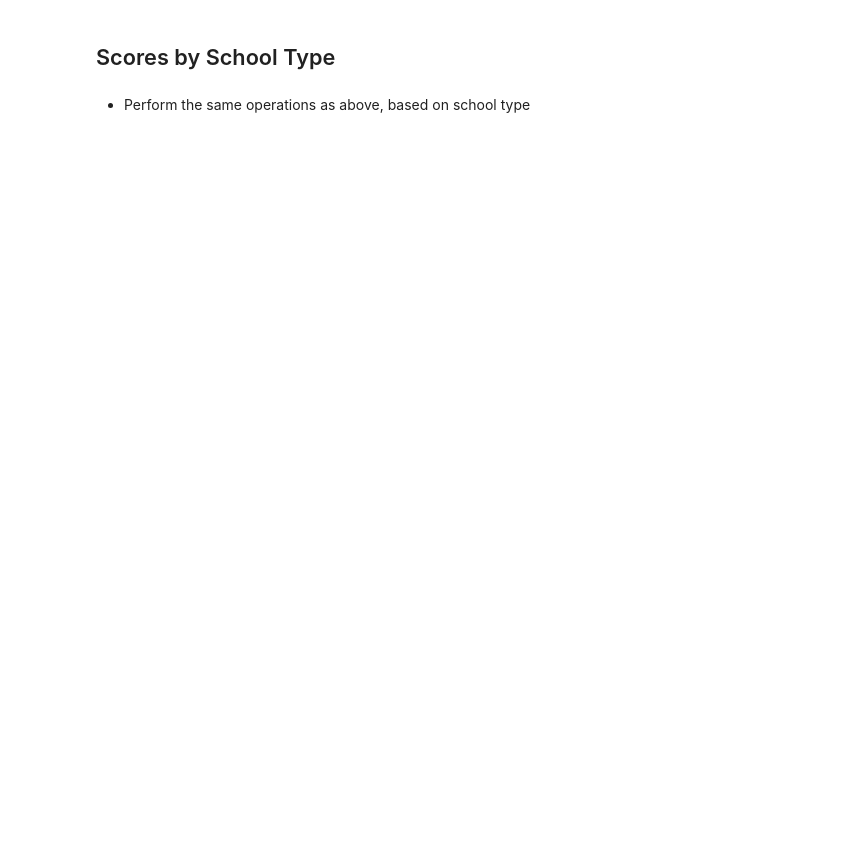
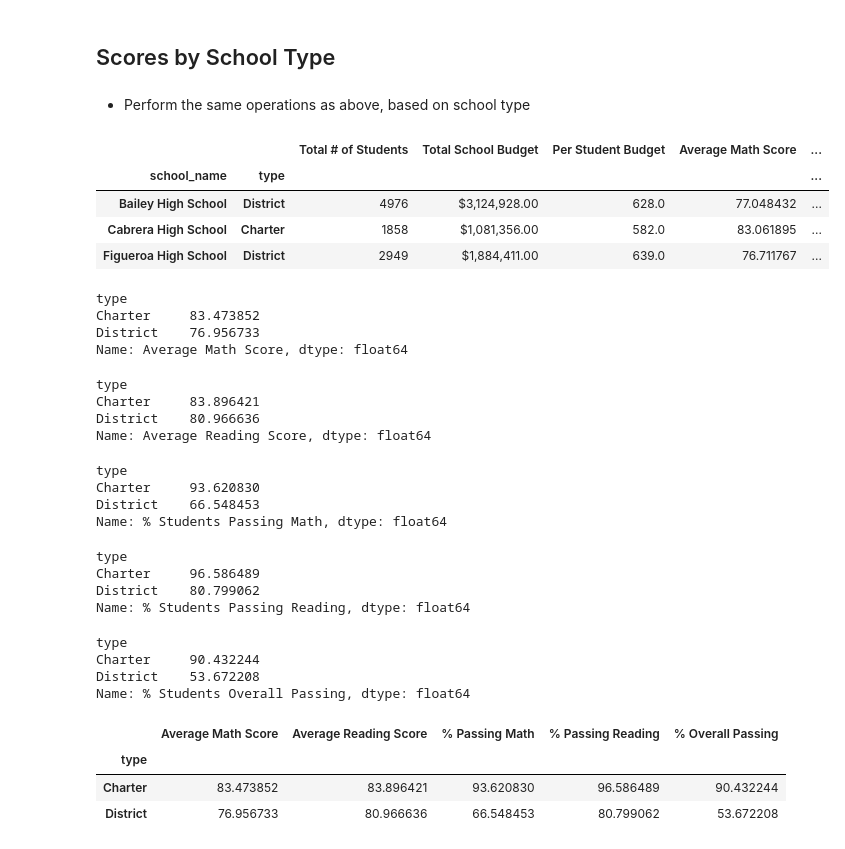
Before and after one commit to 3065923/Pandas-Challenge-Jake, a Jupyter notebook: PyCitySchools/Jake_PyCitySchools.ipynb, the cells around one changed output. Cells and saved outputs as stored; diff of their text form; code cells hidden in the pictures; blank space fills up the shorter version.

```diff
--- a/PyCitySchools/Jake_PyCitySchools.ipynb
+++ b/PyCitySchools/Jake_PyCitySchools.ipynb
@@ -1341,0 +1476,9 @@ spending_scores_summary_df
+# %%
+#reference school summary
+school_summary_df.head(3)
+# %% [output]
+|  |  | Total # of Students | Total School Budget | Per Student Budget | Average Math Score | ... |
+| school_name | type |  |  |  |  | ... |
+| Bailey High School | District | 4976 | $3,124,928.00 | 628.0 | 77.048432 | ... |
+| Cabrera High School | Charter | 1858 | $1,081,356.00 | 582.0 | 83.061895 | ... |
+| Figueroa High School | District | 2949 | $1,884,411.00 | 639.0 | 76.711767 | ... |
@@ -1341,0 +1487,71 @@ spending_scores_summary_df
+# %%
+# Now groupby size ranges to observe data per school spending
+
+#Go column by column starting with average math scores
+scores_by_type_avmath = school_summary_df.groupby(["type"]).mean()["Average Math Score"]
+scores_by_type_avmath
+# %% [output]
+type
+Charter     83.473852
+District    76.956733
+Name: Average Math Score, dtype: float64
+# %%
+# Do same for average reading score
+
+scores_by_type_avread = school_summary_df.groupby(["type"]).mean()["Average Reading Score"]
+
+scores_by_type_avread
+# %% [output]
+type
+Charter     83.896421
+District    80.966636
+Name: Average Reading Score, dtype: float64
+# %%
+#% Pass MAth df column
+
+scores_by_type_percent_math = school_summary_df.groupby(["type"]).mean()["% Students Passing Math"]
+
+scores_by_type_percent_math
+# %% [output]
+type
+Charter     93.620830
+District    66.548453
+Name: % Students Passing Math, dtype: float64
+# %%
+#% Pass reading df column
+
+scores_by_type_percent_read = school_summary_df.groupby(["type"]).mean()["% Students Passing Reading"]
+
+scores_by_type_percent_read
+# %% [output]
+type
+Charter     96.586489
+District    80.799062
+Name: % Students Passing Reading, dtype: float64
+# %%
+#% Pass all df column
+
+scores_by_type_percent_all = school_summary_df.groupby(["type"]).mean()["% Students Overall Passing"]
+
+scores_by_type_percent_all
+# %% [output]
+type
+Charter     90.432244
+District    53.672208
+Name: % Students Overall Passing, dtype: float64
+# %%
+# create summary table for scores by school spending
+
+type_scores_summary_df = pd.DataFrame({"Average Math Score": scores_by_type_avmath,
+                                 "Average Reading Score": scores_by_type_avread,
+                                 "% Passing Math": scores_by_type_percent_math,
+                                 "% Passing Reading": scores_by_type_percent_read,
+                                 "% Overall Passing": scores_by_type_percent_all
+                                 })
+
+type_scores_summary_df
+# %% [output]
+|  | Average Math Score | Average Reading Score | % Passing Math | % Passing Reading | % Overall Passing |
+| type |  |  |  |  |  |
+| Charter | 83.473852 | 83.896421 | 93.620830 | 96.586489 | 90.432244 |
+| District | 76.956733 | 80.966636 | 66.548453 | 80.799062 | 53.672208 |
```
Also changed, not shown: parts of 15 cells of this notebook.
